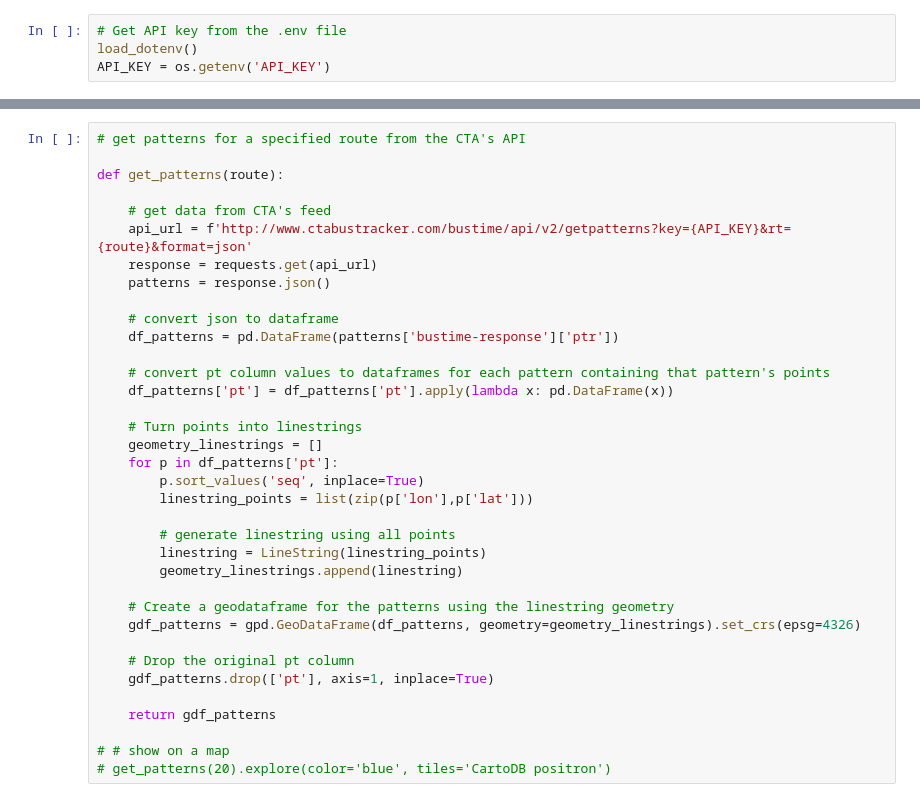
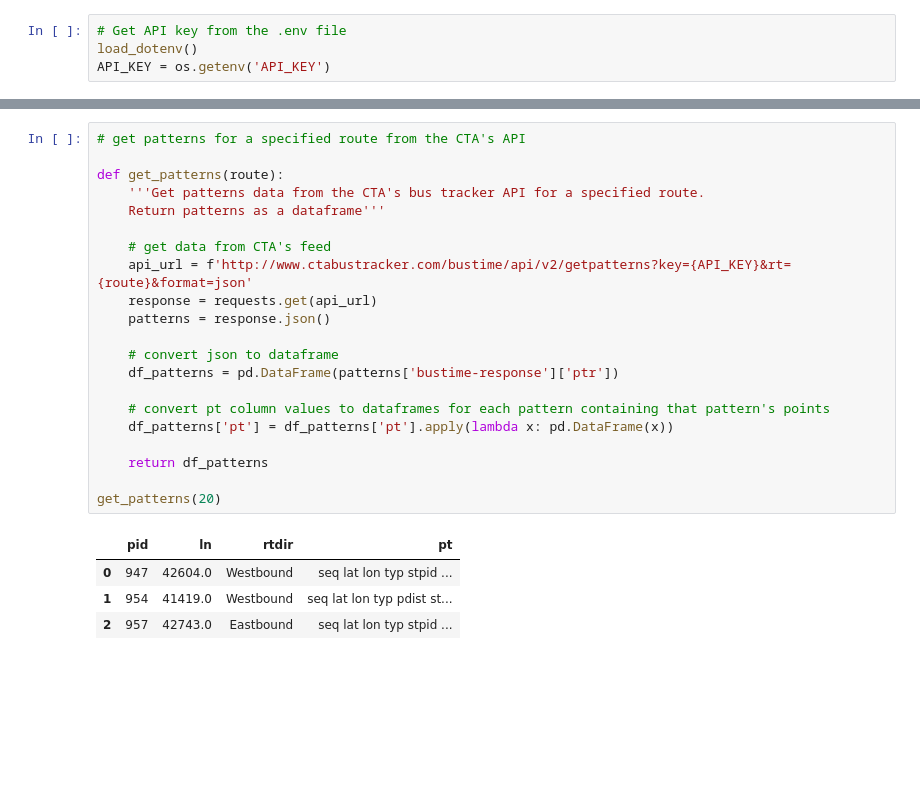
Before and after one commit to kristenhahn/cta_bus_tracker_exploration, a Jupyter notebook: headways.ipynb, the cells around one changed output, grey strips where cells are left out. Cells and saved outputs as stored; diff of their text form; blank space fills up the shorter version.

Commit message:
Get pattern stops

```diff
--- a/headways.ipynb
+++ b/headways.ipynb
@@ -65,36 +72,26 @@ vehicles_allroutes
 # %%
 # get patterns for a specified route from the CTA's API
 
 def get_patterns(route):
+    '''Get patterns data from the CTA's bus tracker API for a specified route.
+    Return patterns as a dataframe'''
 
     # get data from CTA's feed
     api_url = f'http://www.ctabustracker.com/bustime/api/v2/getpatterns?key={API_KEY}&rt={route}&format=json'
     response = requests.get(api_url)
     patterns = response.json()
 
     # convert json to dataframe
     df_patterns = pd.DataFrame(patterns['bustime-response']['ptr'])
 
     # convert pt column values to dataframes for each pattern containing that pattern's points
     df_patterns['pt'] = df_patterns['pt'].apply(lambda x: pd.DataFrame(x))
 
-    # Turn points into linestrings
-    geometry_linestrings = []
-    for p in df_patterns['pt']:
-        p.sort_values('seq', inplace=True)
-        linestring_points = list(zip(p['lon'],p['lat']))
+    return df_patterns
 
-        # generate linestring using all points
-        linestring = LineString(linestring_points)
-        geometry_linestrings.append(linestring)
-
-    # Create a geodataframe for the patterns using the linestring geometry
-    gdf_patterns = gpd.GeoDataFrame(df_patterns, geometry=geometry_linestrings).set_crs(epsg=4326)
-
-    # Drop the original pt column
-    gdf_patterns.drop(['pt'], axis=1, inplace=True)
-
-    return gdf_patterns
-
-# # show on a map
-# get_patterns(20).explore(color='blue', tiles='CartoDB positron')
+get_patterns(20)
+# %% [output]
+|  | pid | ln | rtdir | pt |
+| 0 | 947 | 42604.0 | Westbound | seq lat lon typ stpid ... |
+| 1 | 954 | 41419.0 | Westbound | seq lat lon typ pdist st... |
+| 2 | 957 | 42743.0 | Eastbound | seq lat lon typ stpid ... |
```
Also changed, not shown: parts of 8 cells of this notebook.
